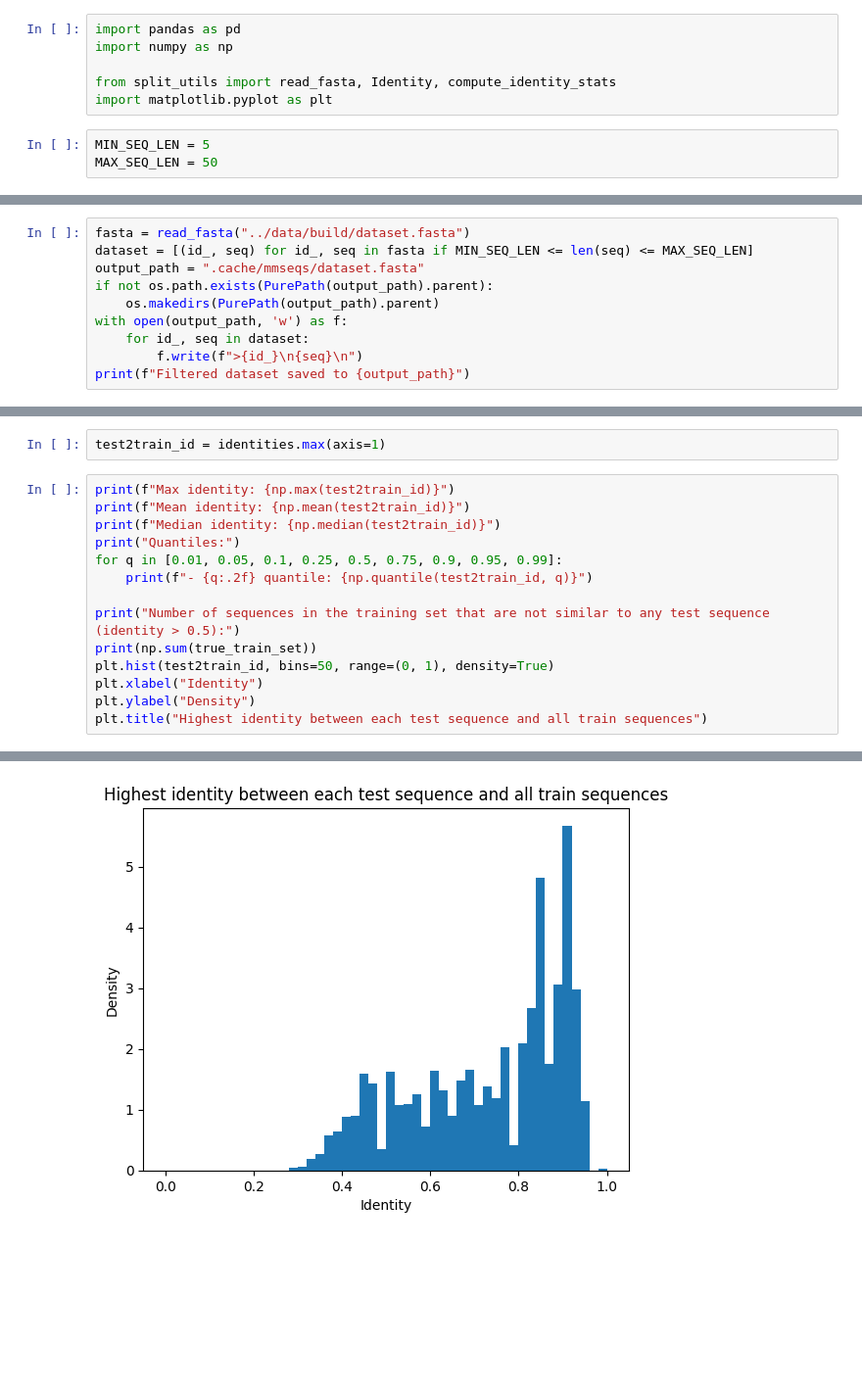
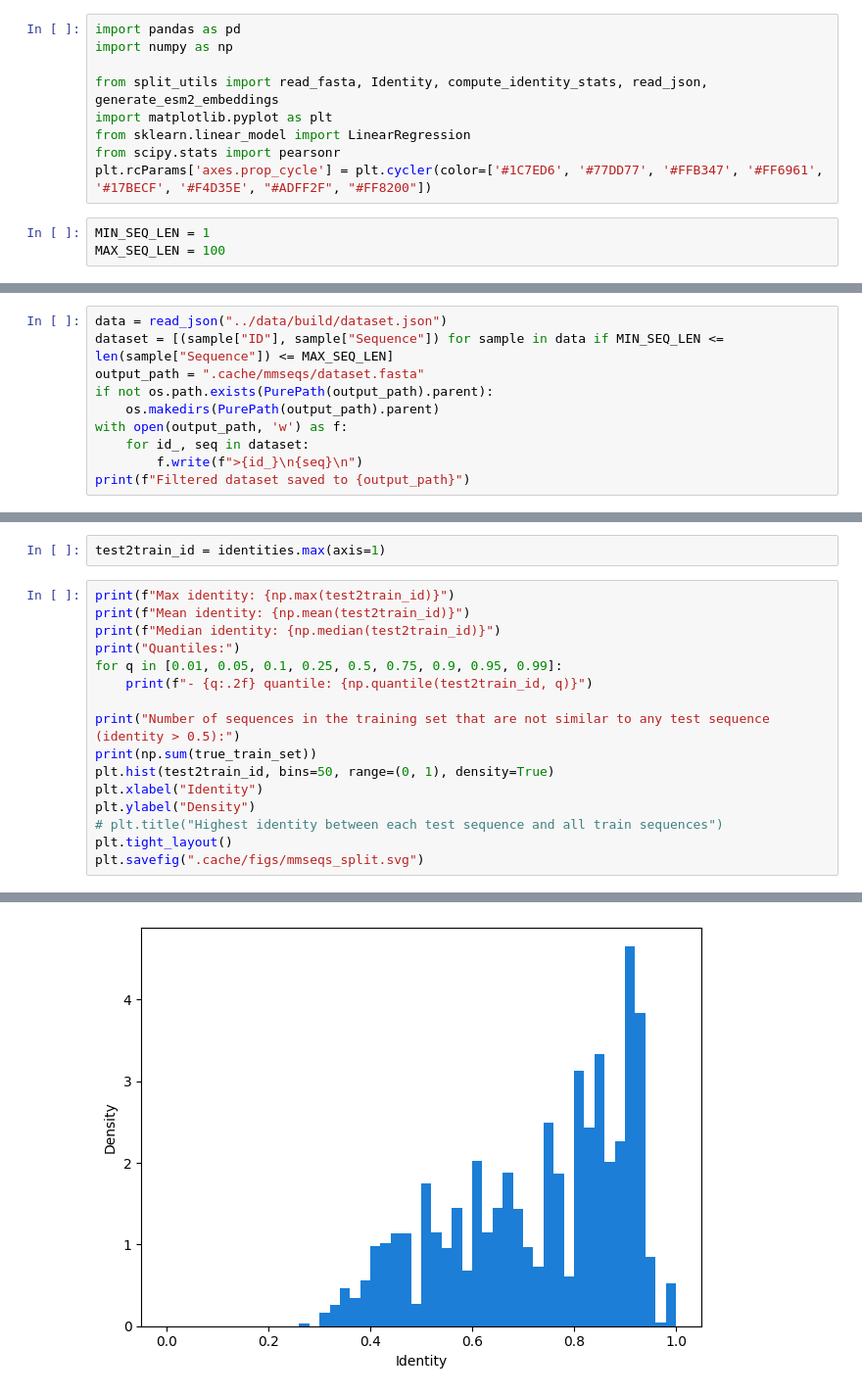
Before and after one commit to anthol42/QMAP, a Jupyter notebook: split_experiment/mmseqs/analyse_mmseqs.ipynb, the cells around one changed output, grey strips where cells are left out. Shown: that part at 98% size. Cells and saved outputs as stored; diff of their text form; blank space fills up the shorter version.

```diff
--- a/split_experiment/mmseqs/analyse_mmseqs.ipynb
+++ b/split_experiment/mmseqs/analyse_mmseqs.ipynb
@@ -8,8 +8,11 @@ sys.path.append(os.getcwd())
 import pandas as pd
 import numpy as np
 
-from split_utils import read_fasta, Identity, compute_identity_stats
+from split_utils import read_fasta, Identity, compute_identity_stats, read_json, generate_esm2_embeddings
 import matplotlib.pyplot as plt
+from sklearn.linear_model import LinearRegression
+from scipy.stats import pearsonr
+plt.rcParams['axes.prop_cycle'] = plt.cycler(color=['#1C7ED6', '#77DD77', '#FFB347', '#FF6961', '#17BECF', '#F4D35E', "#ADFF2F", "#FF8200"])
 # %%
-MIN_SEQ_LEN = 5
-MAX_SEQ_LEN = 50
+MIN_SEQ_LEN = 1
+MAX_SEQ_LEN = 100
@@ -16,8 +22,8 @@ MAX_SEQ_LEN = 50
 # %% [markdown]
 # Filter dataset
 # %%
-fasta = read_fasta("../data/build/dataset.fasta")
-dataset = [(id_, seq) for id_, seq in fasta if MIN_SEQ_LEN <= len(seq) <= MAX_SEQ_LEN]
+data = read_json("../data/build/dataset.json")
+dataset = [(sample["ID"], sample["Sequence"]) for sample in data if MIN_SEQ_LEN <= len(sample["Sequence"]) <= MAX_SEQ_LEN]
 output_path = ".cache/mmseqs/dataset.fasta"
 if not os.path.exists(PurePath(output_path).parent):
     os.makedirs(PurePath(output_path).parent)
@@ -99,6 +91,8 @@ print(np.sum(true_train_set))
 plt.hist(test2train_id, bins=50, range=(0, 1), density=True)
 plt.xlabel("Identity")
 plt.ylabel("Density")
-plt.title("Highest identity between each test sequence and all train sequences")
+# plt.title("Highest identity between each test sequence and all train sequences")
+plt.tight_layout()
+plt.savefig(".cache/figs/mmseqs_split.svg")
 # %% [output]
 Max identity: 1.0
@@ -120,4 +113,4 @@ Text(0.5, 1.0, 'Highest identity between each test sequence and all train sequen
-[figure, old version]
+[figure, new version]
 # %%
 plt.hist(identities.reshape(-1), bins=50, range=(0, 1), density=True)
 plt.xlabel("Identity")
```
Also changed, not shown: parts of 7 cells of this notebook, 10 other files.
